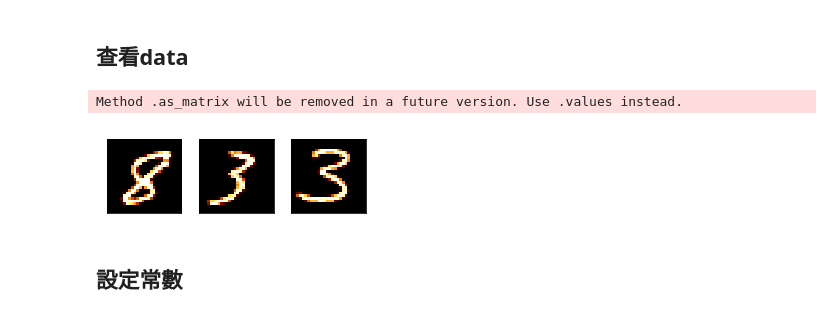
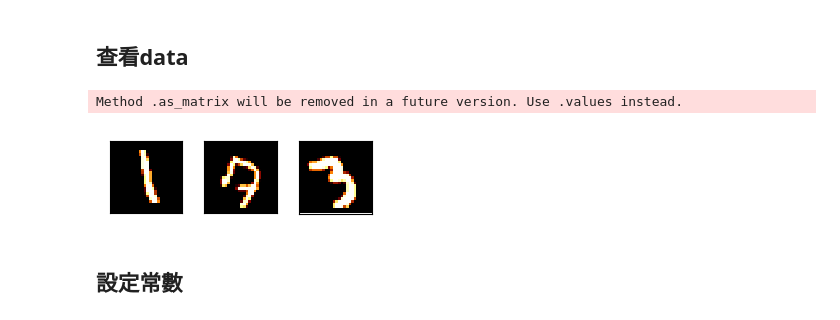
Before and after one commit to iceboxi/Colaboratory, a Jupyter notebook: digit_recognizer.ipynb, the cells around one changed output. Cells and saved outputs as stored; diff of their text form; code cells hidden in the pictures.

```diff
--- a/digit_recognizer.ipynb
+++ b/digit_recognizer.ipynb
@@ -66,3 +78,5 @@ from sklearn.model_selection import train_test_split
+# %%
+plt.style.use('default')
 # %% [markdown]
 ## 讀取資料
 # %%
@@ -83,23 +97,23 @@ train.head()
 ## 查看data
 # %%
 def plot_three_samples():
-    plt.figure(figsize=(4,4))
+    plt.figure(figsize=(3,3))
     imgs = [random.randint(0, np.size(train, 0)) for _ in range(0, 3)]
 
     for digit_num in range(0,3):
         plt.subplot(1,3,digit_num+1)
         grid_data = train.iloc[imgs[digit_num],1:].as_matrix().reshape(28,28)  # reshape from 1d to 2d pixel array
         plt.imshow(grid_data, interpolation = "none", cmap = "afmhot")
         plt.xticks([])
         plt.yticks([])
 
     plt.tight_layout()
     return
 
 plot_three_samples()
 # %% [output]
 Method .as_matrix will be removed in a future version. Use .values instead.
-[figure, old version]
+[figure, new version]
 # %% [markdown]
 ## 設定常數
 # %%
```
Also changed, not shown: parts of 40 cells of this notebook.
